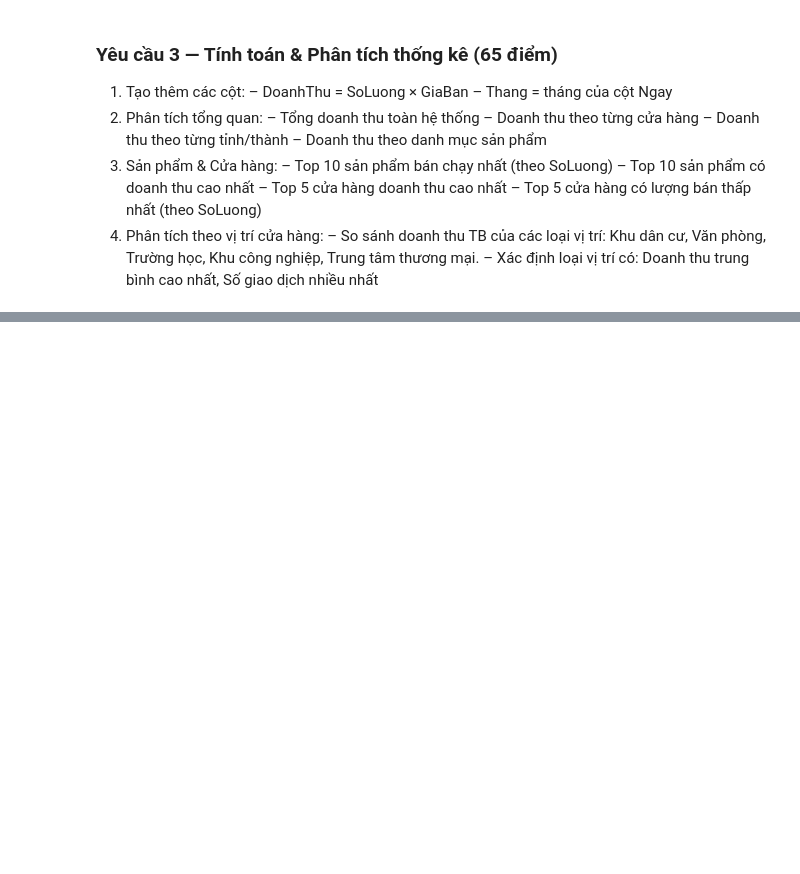
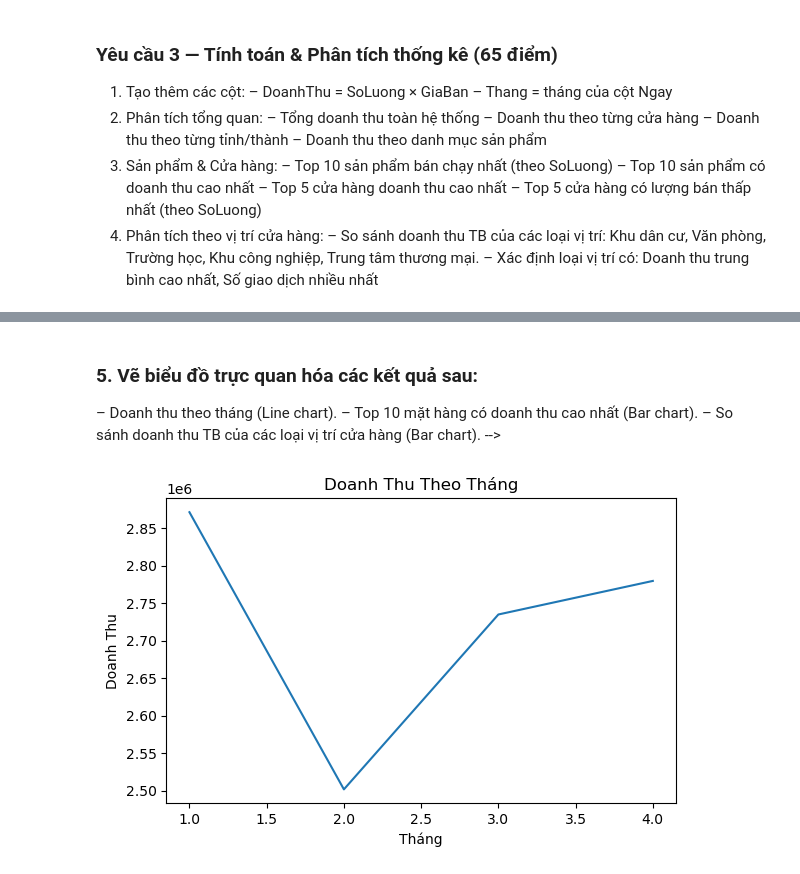
Before and after one commit to lamhts/phan_tich_du_lieu, a Jupyter notebook: phan_tich_du_lieu.ipynb, the cells around one changed output, grey strips where cells are left out. Drawn from its saved outputs; the diff is of its cells as text; code cells hidden in the pictures; blank space fills up the shorter version.

```diff
--- a/phan_tich_du_lieu.ipynb
+++ b/phan_tich_du_lieu.ipynb
@@ -139,3 +132,13 @@ df_all.head()
 – So sánh doanh thu TB của các loại vị trí: Khu dân cư, Văn phòng, Trường học, Khu
 công nghiệp, Trung tâm thương mại.
 – Xác định loại vị trí có: Doanh thu trung bình cao nhất, Số giao dịch nhiều nhất
+# %%
+# DoanhThu = SoLuong × GiaBan
+
+df_all['DoanhThu'] = df_all[['SoLuong', 'GiaBan']].apply(
+    lambda x: x['SoLuong']*x['GiaBan'], axis =1
+)
+# Thang = tháng của cột Ngay
+
+df_all['Thang'] = pd.to_datetime(df_all['Ngay']).dt.month
+df_all.head()
@@ -141,0 +237,5 @@ công nghiệp, Trung tâm thương mại.
+# %% [markdown]
+### 5. Vẽ biểu đồ trực quan hóa các kết quả sau:
+– Doanh thu theo tháng (Line chart).
+– Top 10 mặt hàng có doanh thu cao nhất (Bar chart).
+– So sánh doanh thu TB của các loại vị trí cửa hàng (Bar chart). -->
@@ -141,0 +245,13 @@ công nghiệp, Trung tâm thương mại.
+# %%
+# Doanh thu theo tháng (Line chart).
+y = df_all.groupby('Thang')['DoanhThu'].sum()
+
+fig, ax = plt.subplots(figsize = (6,4))
+ax.plot(y.index, y.values)
+ax.set_title('Doanh Thu Theo Tháng')
+ax.set_xlabel('Tháng')
+ax.set_ylabel('Doanh Thu')
+plt.tight_layout()
+plt.show()
+# %% [output]
+[figure, added]
```
Also changed, not shown: parts of 10 cells of this notebook.
